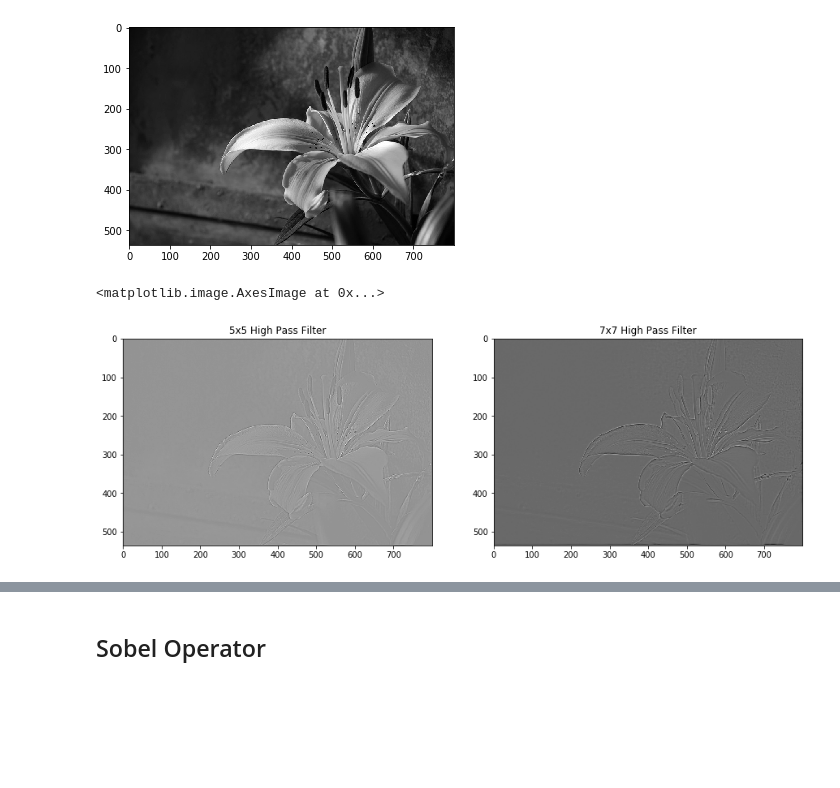
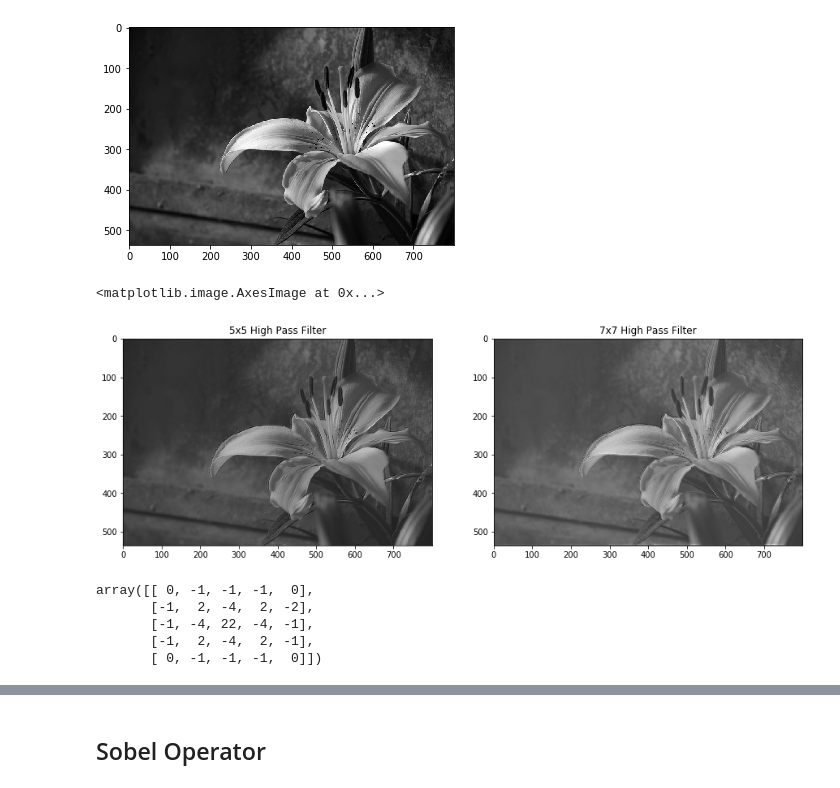
Before and after one commit to kmnuddin/image_processing_EECE_7241, a Jupyter notebook: HW_2/Image Processing Software Assignment 2.ipynb, the cells around one changed output, grey strips where cells are left out. Drawn from its saved outputs; the diff is of its cells as text; code cells hidden in the pictures; blank space fills up the shorter version.

Commit message:
local histogram done

```diff
--- a/HW_2/Image Processing Software Assignment 2.ipynb
+++ b/HW_2/Image Processing Software Assignment 2.ipynb
@@ -240,28 +260,39 @@ plt.imshow(img, cmap=cm.gray)
 # %%
 high_pass5x5_kernel = np.array([[0,-1,-1,-1,0],
                       [-1,2,-4,2,-2],
                       [-1,-4,22,-4,-1],
                       [-1,2,-4,2,-1],
                       [0,-1,-1,-1,0]])
 
 high_pass7x7_kernel = np.array([[1,0,0,1,0,0,1],
                       [0,2,0,2,0,2,0],
                       [0,0,4,4,4,0,0],
                       [0,0,0,-41,0,0,0],
                       [0,0,4,4,4,0,0],
                       [0,2,0,2,0,2,0],
                       [1,0,0,1,0,0,1]])
 
 f_img5x5 = apply_filter(img, high_pass5x5_kernel, 'filter')
 f_img7x7 = apply_filter(img, high_pass7x7_kernel, 'filter')
 
+f_img5x5 = scale_img(np.add(img, -f_img5x5, dtype=np.float32))
+f_img7x7 = scale_img(np.add(img, -f_img7x7, dtype=np.float32))
+
 fig, (ax1, ax2) = plt.subplots(ncols=2, figsize=(15,15))
 
 ax1.set_title("5x5 High Pass Filter")
 ax1.imshow(f_img5x5, cmap=cm.gray)
 
 ax2.set_title("7x7 High Pass Filter")
 ax2.imshow(f_img7x7, cmap=cm.gray)
 # %% [output]
 <matplotlib.image.AxesImage at 0x...>
-[figure, old version]
+[figure, new version]
+# %%
+high_pass5x5_kernel
+# %% [output]
+array([[ 0, -1, -1, -1,  0],
+       [-1,  2, -4,  2, -2],
+       [-1, -4, 22, -4, -1],
+       [-1,  2, -4,  2, -1],
+       [ 0, -1, -1, -1,  0]])
```
Also changed, not shown: parts of 8 cells of this notebook.
